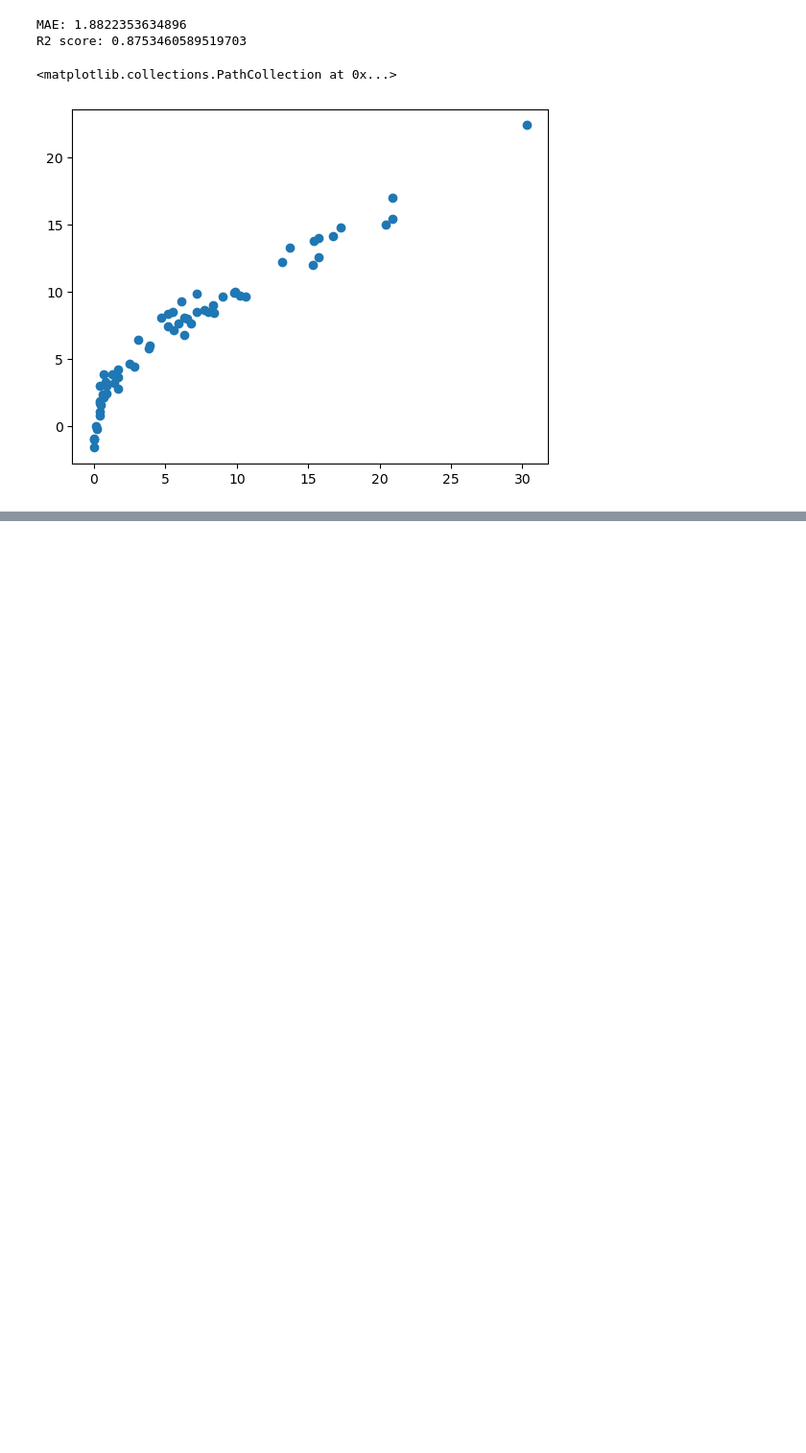
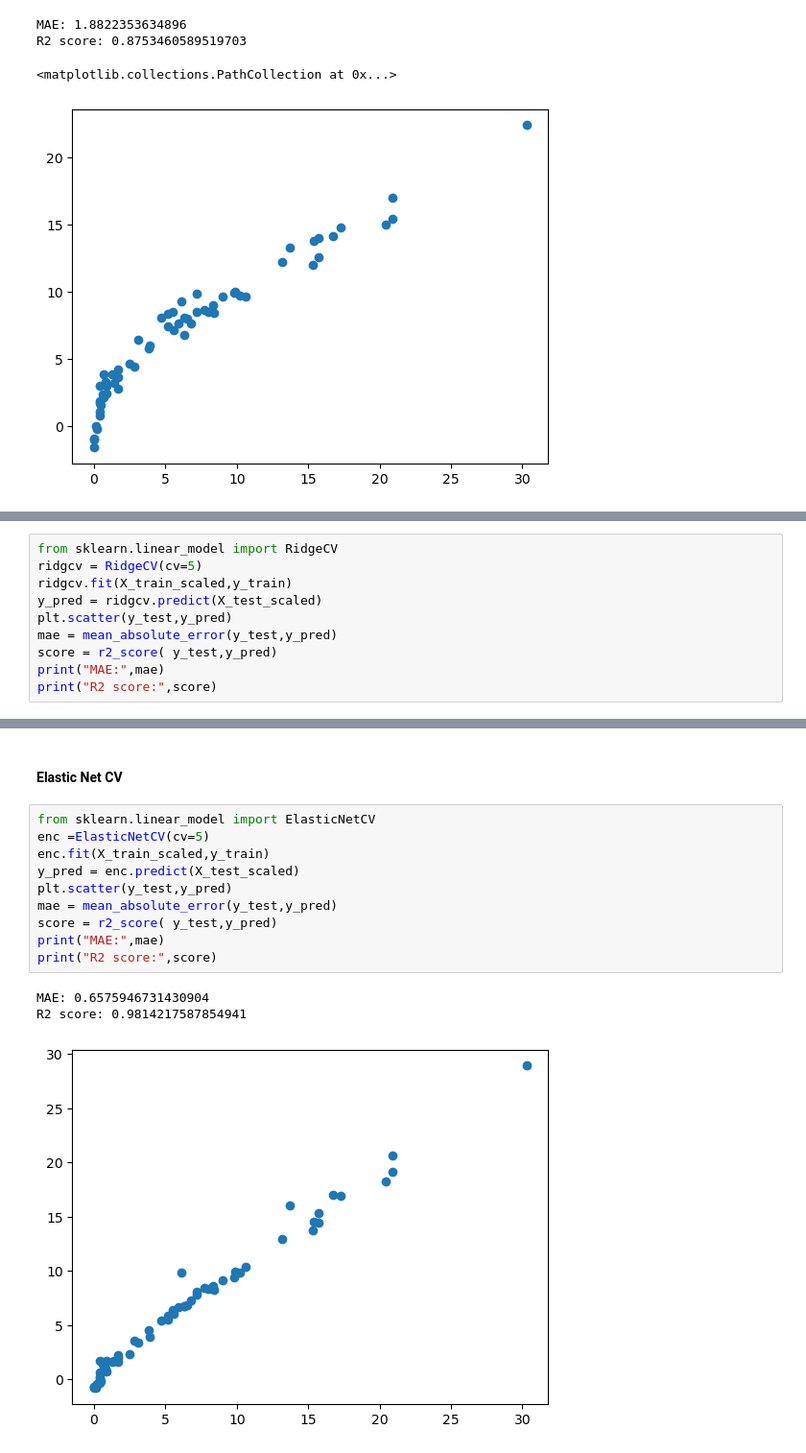
Before and after one commit to PrathmeshNikam821/Data-Science, a Jupyter notebook: ML/Linear Regression/Project/modelTraining.ipynb, the cells around one changed output, grey strips where cells are left out. Shown at 96% size. Cells and saved outputs as stored; diff of their text form; blank space fills up the shorter version.

```diff
--- a/ML/Linear Regression/Project/modelTraining.ipynb
+++ b/ML/Linear Regression/Project/modelTraining.ipynb
@@ -220,0 +306,10 @@ R2 score: 0.8753460589519703
+# %%
+from sklearn.linear_model import RidgeCV
+ridgcv = RidgeCV(cv=5)
+ridgcv.fit(X_train_scaled,y_train)
+y_pred = ridgcv.predict(X_test_scaled)
+plt.scatter(y_test,y_pred)
+mae = mean_absolute_error(y_test,y_pred)
+score = r2_score( y_test,y_pred)
+print("MAE:",mae)
+print("R2 score:",score)
@@ -220,0 +320,16 @@ R2 score: 0.8753460589519703
+# %% [markdown]
+#### Elastic Net CV
+# %%
+from sklearn.linear_model import ElasticNetCV
+enc =ElasticNetCV(cv=5)
+enc.fit(X_train_scaled,y_train)
+y_pred = enc.predict(X_test_scaled)
+plt.scatter(y_test,y_pred)
+mae = mean_absolute_error(y_test,y_pred)
+score = r2_score( y_test,y_pred)
+print("MAE:",mae)
+print("R2 score:",score)
+# %% [output]
+MAE: 0.6575946731430904
+R2 score: 0.9814217587854941
+[figure, added]
```
Also changed, not shown: parts of 11 cells of this notebook.
